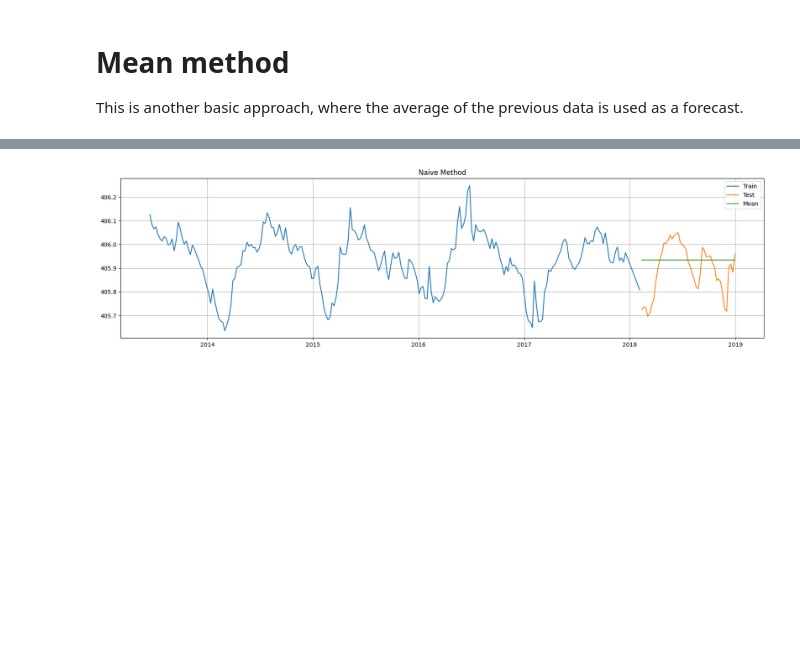
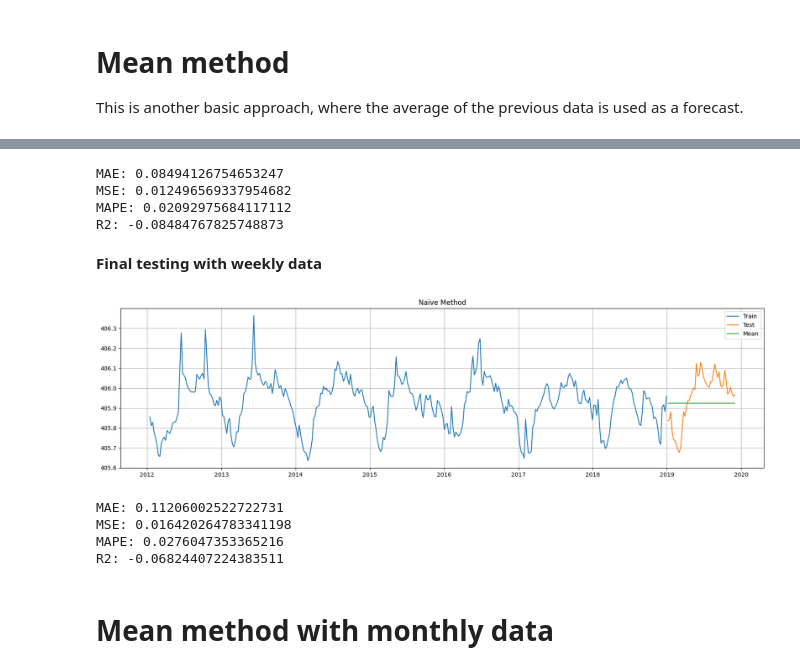
Before and after one commit to kaebry/DSF, a Jupyter notebook: Code/Naive.ipynb, the cells around one changed output, grey strips where cells are left out. Drawn from its saved outputs; the diff is of its cells as text; code cells hidden in the pictures; blank space fills up the shorter version.

```diff
--- a/Code/Naive.ipynb
+++ b/Code/Naive.ipynb
@@ -208,0 +219,2 @@ dmean_test = dmean[train_len:284]
+# %%
+dmean_we = data_we.copy()
@@ -212,12 +240,37 @@ validation_dmean_test['mean'] = dmean_train["water_level"].mean() # The mean of
+# %%
+mean_errors(dmean_val_we ['water_level'], validation_dmean_val_we['mean']) # Caluclate errors.
+# %% [output]
+MAE: 0.08494126754653247
+MSE: 0.012496569337954682
+MAPE: 0.02092975684117112
+R2: -0.08484767825748873
+# %% [markdown]
+**Final testing with weekly data**
+# %%
+train_len_we_fc = 364
+dmean_train_we_fc = dmean_we[0:train_len_we_fc]
+dmean_test_we_fc = dmean_we[train_len_we_fc:]
+# %%
+validation_dmean_future = dmean_test_we_fc.copy()
+validation_dmean_future['mean'] = dmean_train_we_fc["water_level"].mean()
 # %%
-#Plot the validation, the test and the mean.
+#Plot the validation, the test and the future.
 plt.figure(figsize=(20,5))
 plt.grid()
-plt.plot(dmean_train['water_level'], label='Train')
-plt.plot(dmean_test['water_level'], label='Test')
-plt.plot(validation_dmean_test['mean'], label='Mean')
+plt.plot(dmean_train_we_fc['water_level'], label='Train')
+plt.plot(dmean_test_we_fc['water_level'], label='Test')
+plt.plot(validation_dmean_future['mean'], label='Mean')
 plt.legend(loc='best')
 plt.title('Naive Method')
 plt.show()
 # %% [output]
-[figure, old version]
+[figure, new version]
+# %%
+mean_errors(dmean_test_we_fc['water_level'], validation_dmean_future['mean']) #Calculate the errors.
+# %% [output]
+MAE: 0.11206002522722731
+MSE: 0.016420264783341198
+MAPE: 0.0276047353365216
+R2: -0.06824407224383511
+# %% [markdown]
+# Mean method with monthly data
```
Also changed, not shown: parts of 21 cells of this notebook, 1 other file.
